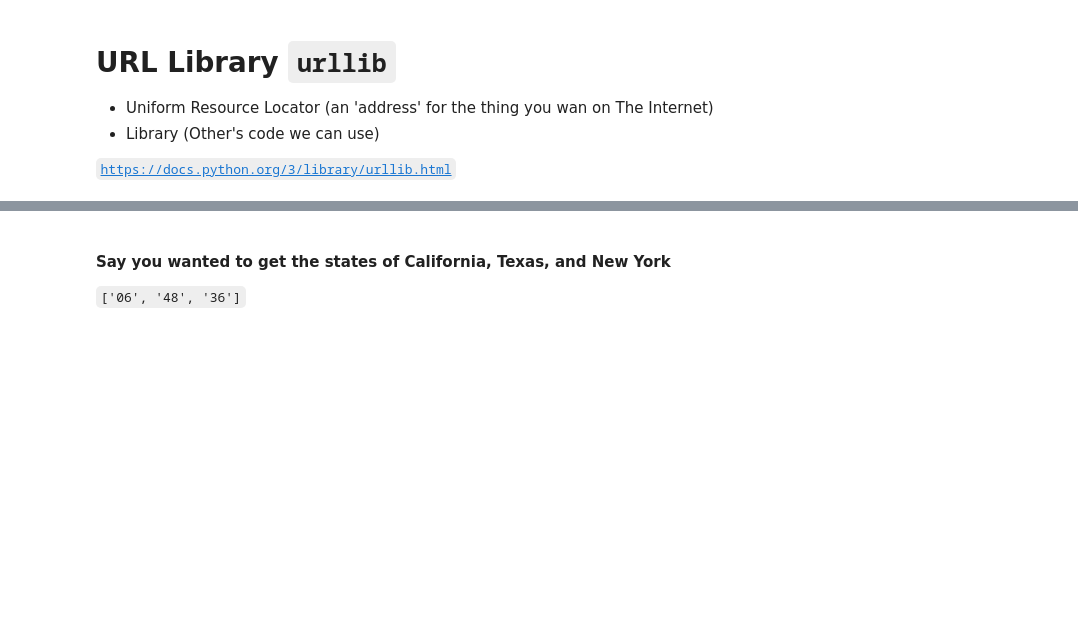
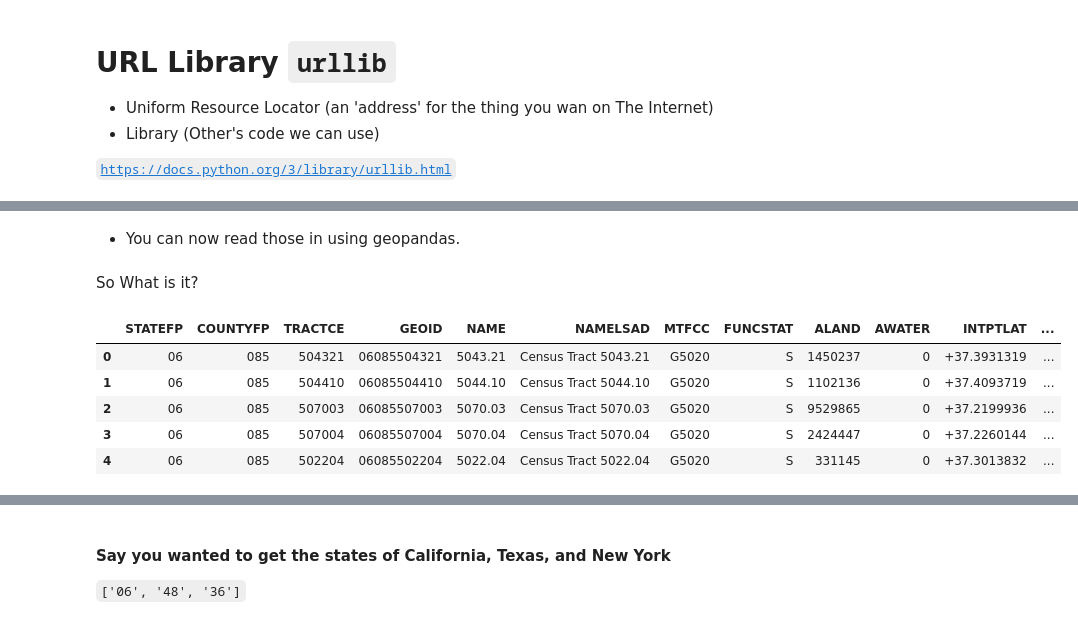
Before and after one commit to soliz/smc-gis-28-prof, a Jupyter notebook: lesson_10/gis_28_10_prof.ipynb, the cells around one changed output, grey strips where cells are left out. Drawn from its saved outputs; the diff is of its cells as text; code cells hidden in the pictures; blank space fills up the shorter version.

```diff
--- a/lesson_10/gis_28_10_prof.ipynb
+++ b/lesson_10/gis_28_10_prof.ipynb
@@ -21,0 +43,2 @@ CONTINUE HERE
+# %% [markdown]
+- You can now read those in using geopandas.
@@ -21,0 +48,11 @@ CONTINUE HERE
+# %% [markdown]
+So What is it?
+# %%
+manual_gdf.head()
+# %% [output]
+|  | STATEFP | COUNTYFP | TRACTCE | GEOID | NAME | NAMELSAD | MTFCC | FUNCSTAT | ALAND | AWATER | INTPTLAT | ... |
+| 0 | 06 | 085 | 504321 | 06085504321 | 5043.21 | Census Tract 5043.21 | G5020 | S | 1450237 | 0 | +37.3931319 | ... |
+| 1 | 06 | 085 | 504410 | 06085504410 | 5044.10 | Census Tract 5044.10 | G5020 | S | 1102136 | 0 | +37.4093719 | ... |
+| 2 | 06 | 085 | 507003 | 06085507003 | 5070.03 | Census Tract 5070.03 | G5020 | S | 9529865 | 0 | +37.2199936 | ... |
+| 3 | 06 | 085 | 507004 | 06085507004 | 5070.04 | Census Tract 5070.04 | G5020 | S | 2424447 | 0 | +37.2260144 | ... |
+| 4 | 06 | 085 | 502204 | 06085502204 | 5022.04 | Census Tract 5022.04 | G5020 | S | 331145 | 0 | +37.3013832 | ... |
```
Also changed, not shown: parts of 59 cells of this notebook, 42 other files.
